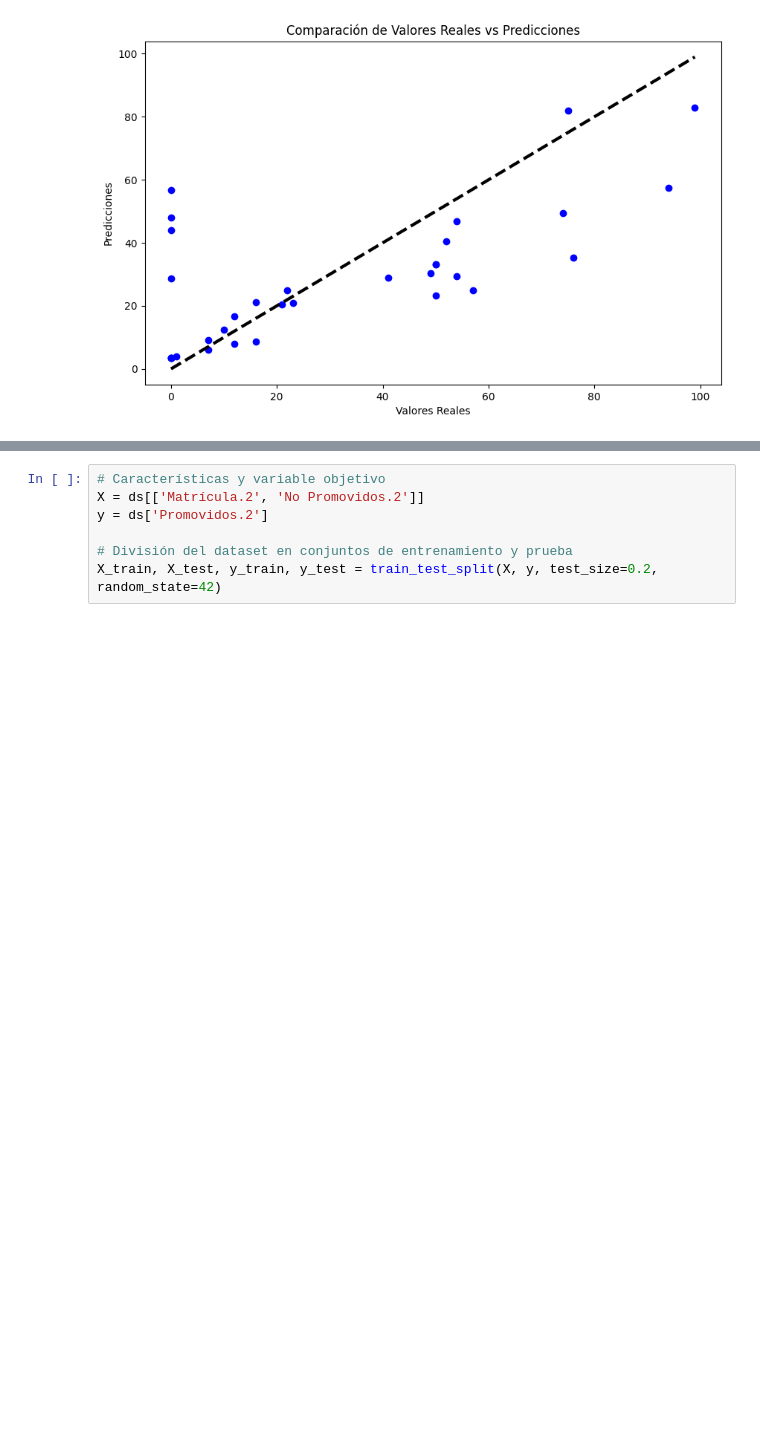
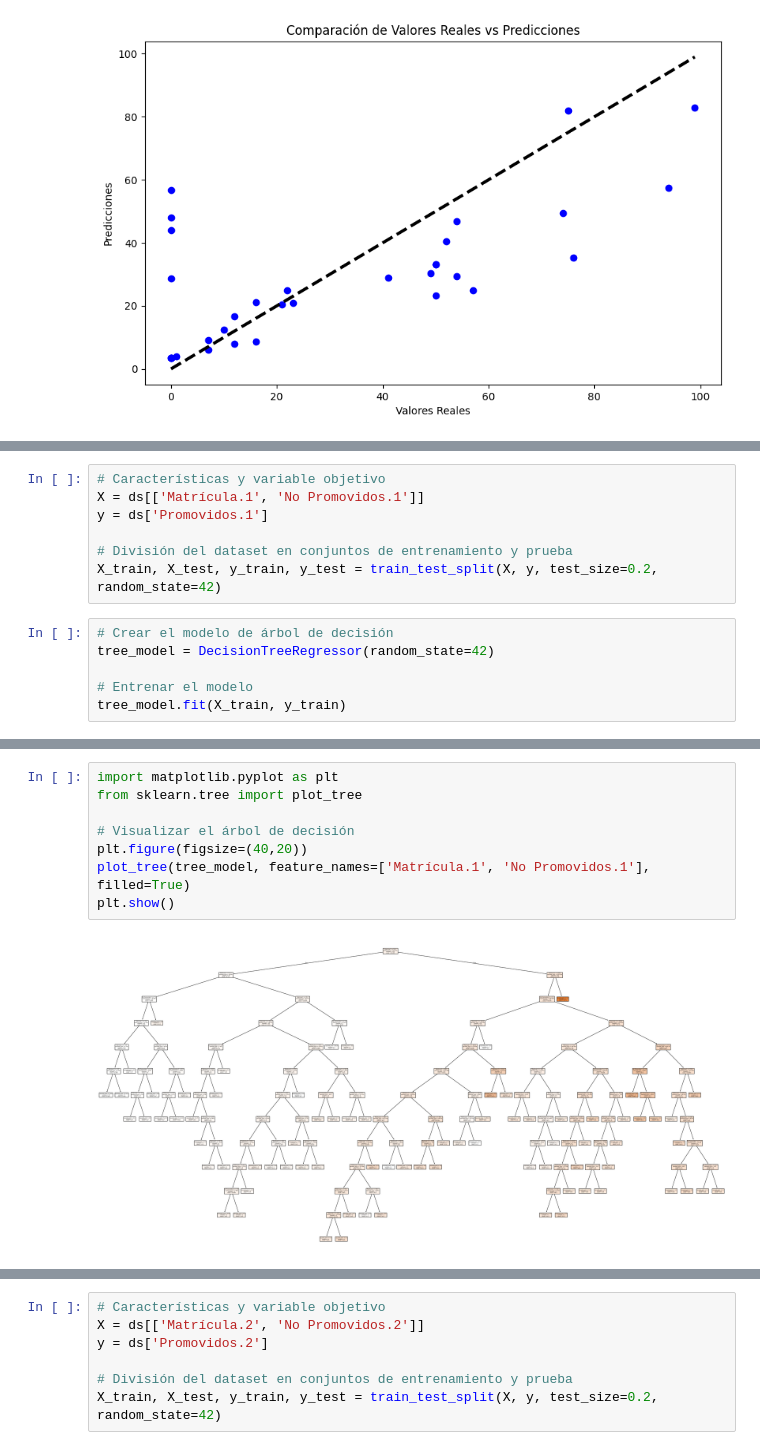
Before and after one commit to lucasgab2010/tpfinal_AA, a Jupyter notebook: notebooks/tpaagg.ipynb, the cells around one changed output, grey strips where cells are left out. Drawn from its saved outputs; the diff is of its cells as text; blank space fills up the shorter version.

```diff
--- a/notebooks/tpaagg.ipynb
+++ b/notebooks/tpaagg.ipynb
@@ -583,0 +654,13 @@ ds
+# %%
+# Características y variable objetivo
+X = ds[['Matrícula.1', 'No Promovidos.1']]
+y = ds['Promovidos.1']
+
+# División del dataset en conjuntos de entrenamiento y prueba
+X_train, X_test, y_train, y_test = train_test_split(X, y, test_size=0.2, random_state=42)
+# %%
+# Crear el modelo de árbol de decisión
+tree_model = DecisionTreeRegressor(random_state=42)
+
+# Entrenar el modelo
+tree_model.fit(X_train, y_train)
@@ -583,0 +683,10 @@ ds
+# %%
+import matplotlib.pyplot as plt
+from sklearn.tree import plot_tree
+
+# Visualizar el árbol de decisión
+plt.figure(figsize=(40,20))
+plot_tree(tree_model, feature_names=['Matrícula.1', 'No Promovidos.1'], filled=True)
+plt.show()
+# %% [output]
+[figure, added]
```
Also changed, not shown: parts of 26 cells of this notebook.
